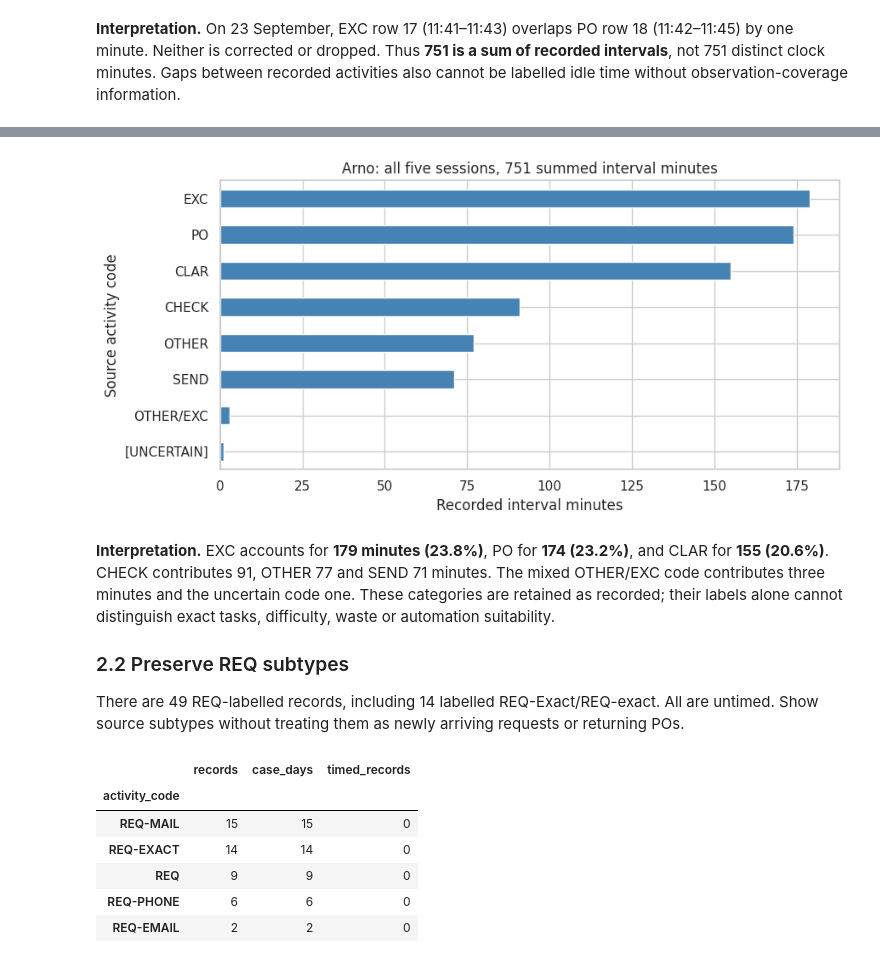
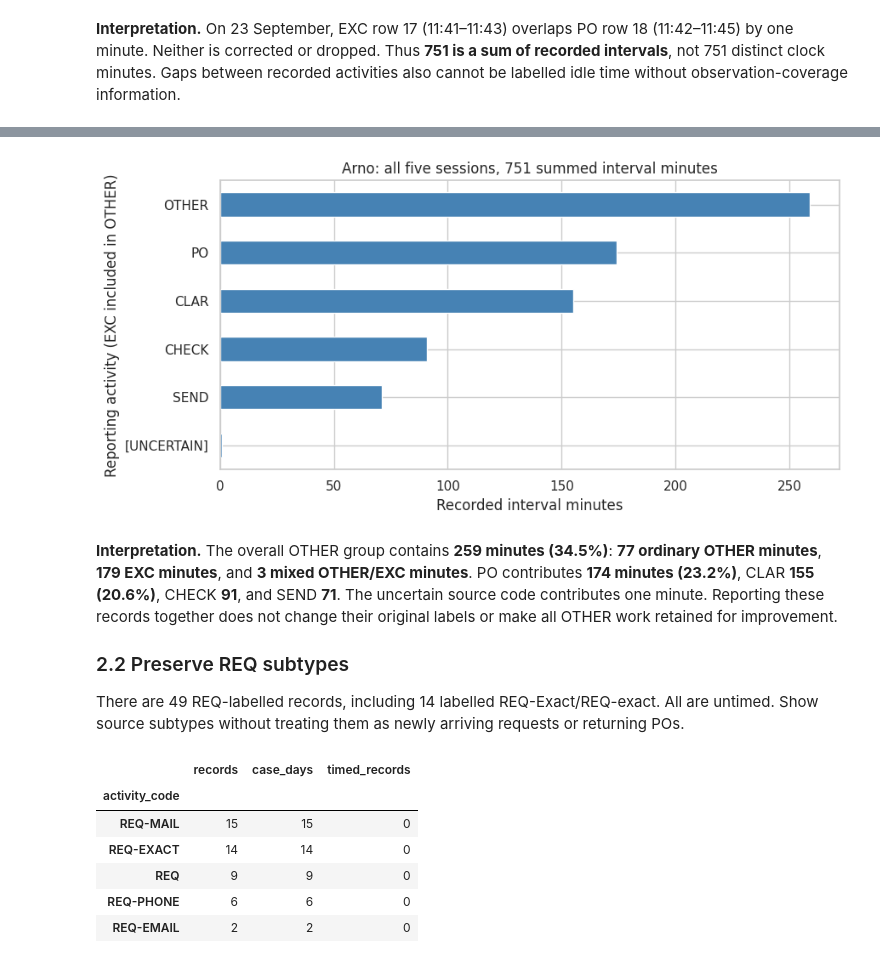
Before and after one commit to Luuuuuig/Bachelor-End-Project, a Jupyter notebook: Arno_Analysis_2026_10_02.ipynb, the cells around one changed output, grey strips where cells are left out. Saved outputs shown, nothing was run; the diff lists cells and outputs as text; code cells hidden in the pictures.

```diff
--- a/Arno_Analysis_2026_10_02.ipynb
+++ b/Arno_Analysis_2026_10_02.ipynb
@@ -106,6 +108,8 @@ observations["activity_code"] = observations["Activity"].str.upper().str.strip()
 observations["activity_family"] = observations["activity_code"]
 is_request = observations["activity_code"].str.startswith("REQ")
 observations.loc[is_request, "activity_family"] = "REQ (all subtypes)"
+observations["reporting_activity"] = observations["activity_family"].replace({"EXC": "OTHER", "OTHER/EXC": "OTHER"})
+observations["improvement_scope"] = ~observations["activity_code"].isin(["EXC", "OTHER/EXC"])
 observations["stage"] = observations["Van Weele stage"].replace({"": "Unassigned", "/": "Unassigned", "—": "Unassigned"})
 observations["case_day"] = observations["date"].dt.strftime("%Y-%m-%d") + " " + observations["Case"]
 
@@ -147,6 +153,11 @@ observations.loc[clarification, "observer_clarification"] = (
 
 aftercare = pd.to_datetime(observations["date"]).eq(pd.Timestamp("2026-08-31"))
 aftercare = aftercare & observations["source_row"].isin([27, 57])
+sep1_followup = observations["date"].eq(pd.Timestamp("2026-09-01")) & observations["source_row"].eq(14)
+assert observations.loc[sep1_followup, "Case"].eq("OBS-08").all()
+assert observations.loc[sep1_followup, "activity_code"].eq("EXC").all()
+assert observations.loc[sep1_followup, "minutes"].sum() == 2
+aftercare = aftercare | sep1_followup
 observations.loc[aftercare, "stage"] = "Monitoring"
 observations.loc[aftercare, "observer_clarification"] = (
     "Following up on outstanding orders/deliveries; clarified by Yijie on 12 October 2026.")
@@ -261,10 +283,20 @@ display(overlap_rows[["date", "source_row", "Case", "Activity", "Start", "End",
 # %%
-activity_summary = observations.groupby("activity_family").agg(
+reporting_summary = observations.groupby("reporting_activity").agg(
     records=("Case", "size"), timed_records=("minutes", "count"),
     minutes=("minutes", "sum"))
-activity_summary["untimed_records"] = activity_summary["records"] - activity_summary["timed_records"]
-activity_summary["share_pct"] = activity_summary["minutes"] / observations["minutes"].sum() * 100
-activity_summary = activity_summary.sort_values("minutes", ascending=False)
-display(activity_summary.round(1))
+reporting_summary["untimed_records"] = reporting_summary["records"] - reporting_summary["timed_records"]
+reporting_summary["share_pct"] = reporting_summary["minutes"] / observations["minutes"].sum() * 100
+reporting_summary = reporting_summary.sort_values("minutes", ascending=False)
+display(reporting_summary.round(1))
+
+source_activity_summary = observations.groupby("activity_code").agg(
+    records=("Case", "size"), timed_records=("minutes", "count"), minutes=("minutes", "sum"))
+source_activity_summary["untimed_records"] = source_activity_summary["records"] - source_activity_summary["timed_records"]
+display(source_activity_summary.sort_values("minutes", ascending=False))
+assert reporting_summary.loc["OTHER", "minutes"] == 259
+assert source_activity_summary.loc["EXC", "records"] == 40
+assert source_activity_summary.loc["EXC", "minutes"] == 179
+assert source_activity_summary.loc["OTHER/EXC", "records"] == 1
+assert source_activity_summary.loc["OTHER/EXC", "minutes"] == 3
 # %% [output]
 |  | records | timed_records | minutes | untimed_records | share_pct |
@@ -282,14 +331,14 @@ display(activity_summary.round(1))
 # %%
-activity_plot = activity_summary.loc[activity_summary["minutes"].gt(0), "minutes"]
+activity_plot = reporting_summary.loc[reporting_summary["minutes"].gt(0), "minutes"]
 ax = activity_plot.sort_values().plot.barh(color="steelblue", figsize=(9, 4.5))
-ax.set(xlabel="Recorded interval minutes", ylabel="Source activity code",
+ax.set(xlabel="Recorded interval minutes", ylabel="Reporting activity (EXC included in OTHER)",
        title="Arno: all five sessions, 751 summed interval minutes")
 plt.tight_layout()
 plt.show()
 # %% [output]
-[figure, old version]
+[figure, new version]
 # %% [markdown]
-**Interpretation.** EXC accounts for **179 minutes (23.8%)**, PO for **174 (23.2%)**, and CLAR for **155 (20.6%)**. CHECK contributes 91, OTHER 77 and SEND 71 minutes. The mixed OTHER/EXC code contributes three minutes and the uncertain code one. These categories are retained as recorded; their labels alone cannot distinguish exact tasks, difficulty, waste or automation suitability.
+**Interpretation.** The overall OTHER group contains **259 minutes (34.5%)**: **77 ordinary OTHER minutes**, **179 EXC minutes**, and **3 mixed OTHER/EXC minutes**. PO contributes **174 minutes (23.2%)**, CLAR **155 (20.6%)**, CHECK **91**, and SEND **71**. The uncertain source code contributes one minute. Reporting these records together does not change their original labels or make all OTHER work retained for improvement.
 
 ### 2.2 Preserve REQ subtypes
 
```
Also changed, not shown: parts of 68 cells of this notebook, 1 other file.
